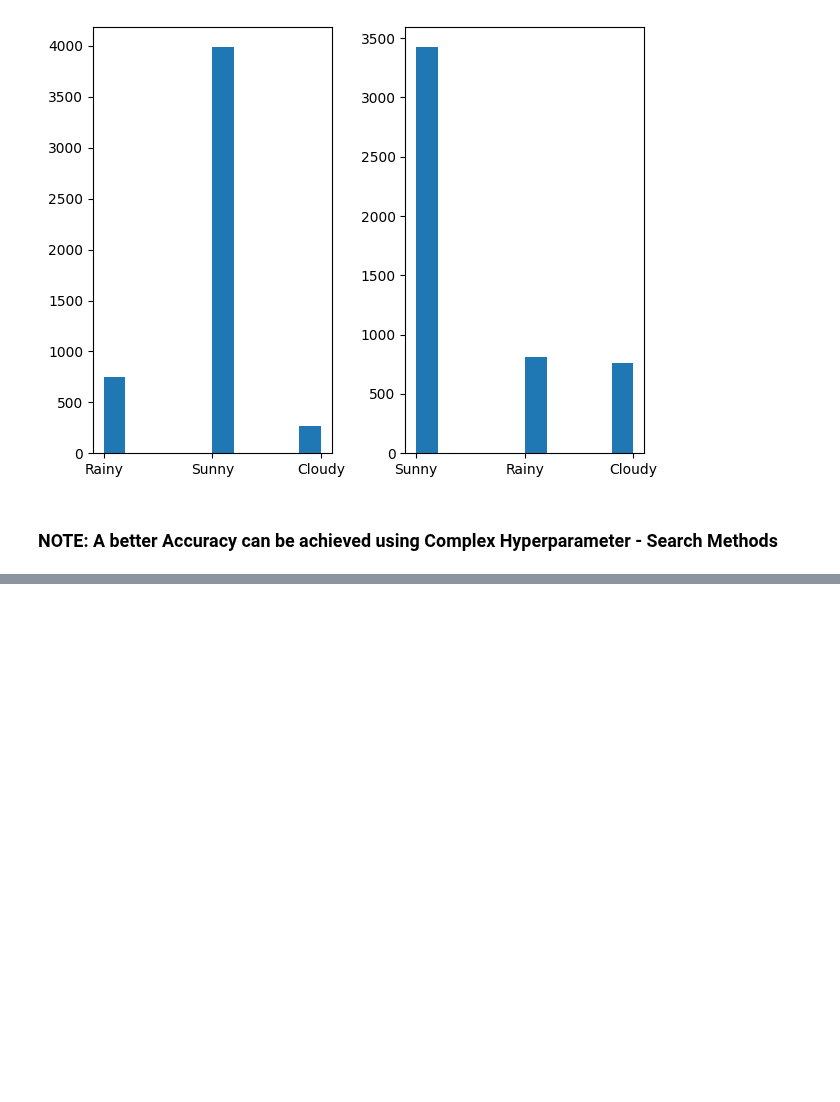
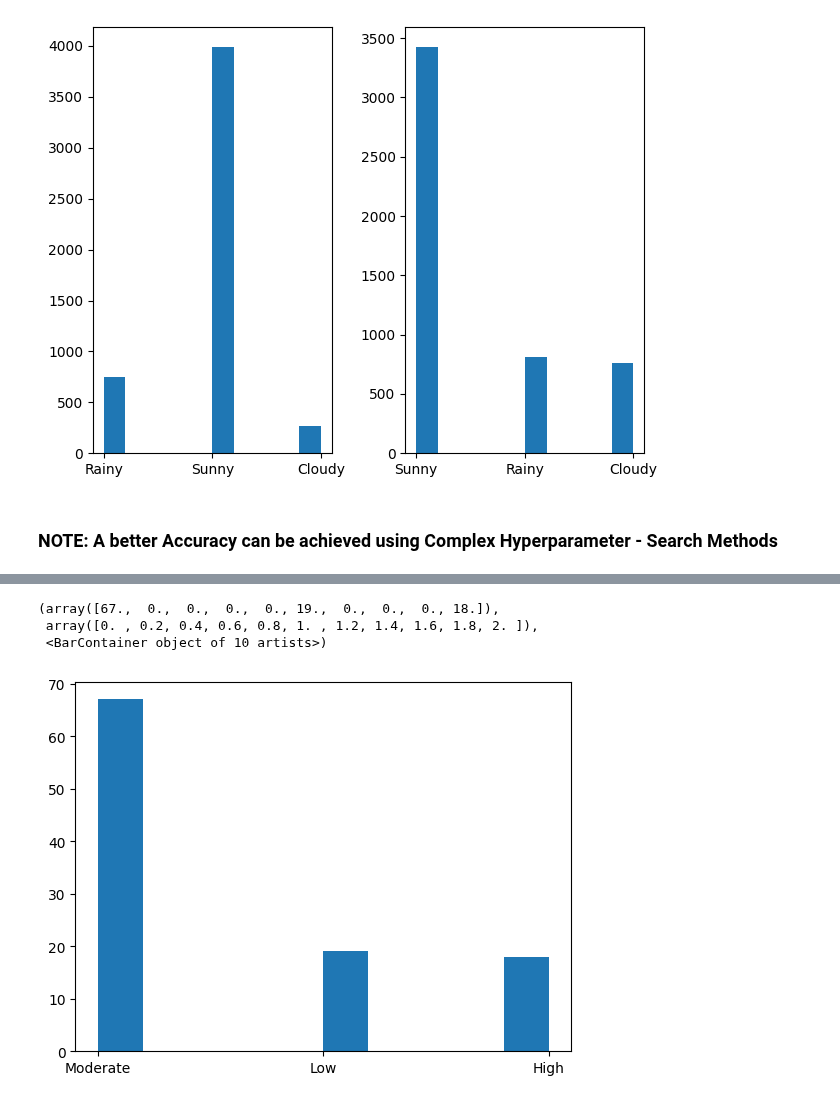
Before and after one commit to aadya940/chainopy, a Jupyter notebook: benchmarks/demo.ipynb, the cells around one changed output, grey strips where cells are left out. Cells and saved outputs as stored; diff of their text form; code cells hidden in the pictures; blank space fills up the shorter version.

```diff
--- a/benchmarks/demo.ipynb
+++ b/benchmarks/demo.ipynb
@@ -337,0 +368,25 @@ plt.show()
+# %%
+# Lets label the data according to the following scheme:
+# For simplicity we'll only consider three regimes
+# y in Mean +- st. dev = Moderate
+# y > Mean + st. dev = High
+# y < Mean +- st. dev = Low
+
+y = np.squeeze(y.to_numpy())
+y_mean = y.mean()
+y_stdev = y.std()
+regime_sequence = []
+for vals in y:
+    if y_mean - y_stdev <=  vals <= y_mean + y_stdev:
+        regime_sequence.append("Moderate")
+    elif vals >  y_mean + y_stdev:
+        regime_sequence.append("High")
+    elif vals <  y_mean + y_stdev:
+        regime_sequence.append("Low")
+
+plt.hist(regime_sequence)
+# %% [output]
+(array([67.,  0.,  0.,  0.,  0., 19.,  0.,  0.,  0., 18.]),
+ array([0. , 0.2, 0.4, 0.6, 0.8, 1. , 1.2, 1.4, 1.6, 1.8, 2. ]),
+ <BarContainer object of 10 artists>)
+[figure, added]
```
Also changed, not shown: parts of 16 cells of this notebook, 1 other file.
